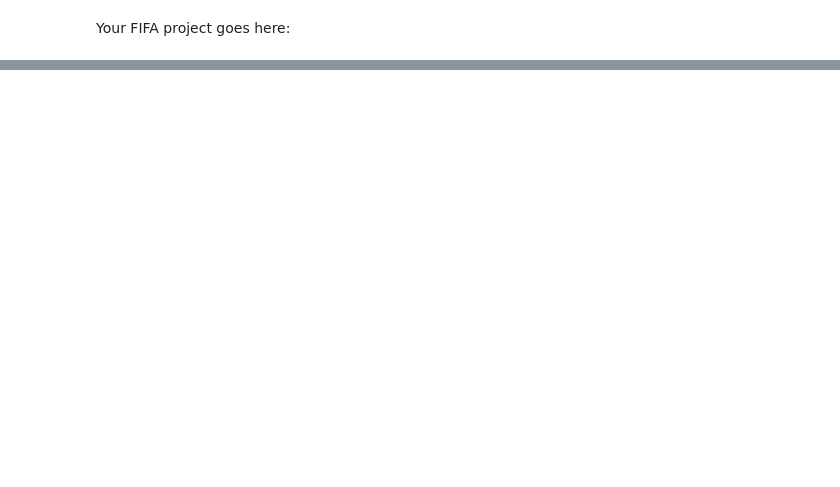
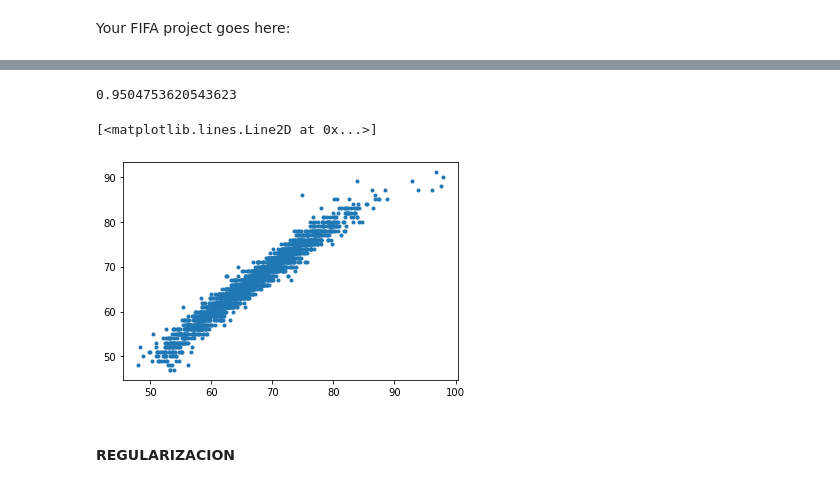
Before and after one commit to Inescgamez/lessons, a Jupyter notebook: unit_1/FIFA Project/fifa_project.ipynb, the cells around one changed output, grey strips where cells are left out. Drawn from its saved outputs; the diff is of its cells as text; code cells hidden in the pictures; blank space fills up the shorter version.

```diff
--- a/unit_1/FIFA Project/fifa_project.ipynb
+++ b/unit_1/FIFA Project/fifa_project.ipynb
@@ -65,0 +290,3 @@ float(data['Height'][0].split("'")[0])*12 + float(data['Height'][0].split("'")[1
+# %%
+data = pd.concat([data, one_hot_data], axis=1)
+data.drop(columns=cat_cols, inplace=True)
@@ -65,0 +298,3 @@ float(data['Height'][0].split("'")[0])*12 + float(data['Height'][0].split("'")[1
+# %%
+y=data['ova']
+X = data.drop('ova', axis=1)
@@ -65,0 +309,2 @@ float(data['Height'][0].split("'")[0])*12 + float(data['Height'][0].split("'")[1
+# %%
+X_train, X_test, y_train, y_test = tts(X, y, test_size=0.2, random_state=42)
@@ -65,0 +319,5 @@ float(data['Height'][0].split("'")[0])*12 + float(data['Height'][0].split("'")[1
+# %%
+from sklearn.linear_model import Ridge
+ridge=Ridge()
+ridge.fit(X_train, y_train)
+y_pred_ridge = ridge.predict(X_test)
@@ -65,0 +328,4 @@ float(data['Height'][0].split("'")[0])*12 + float(data['Height'][0].split("'")[1
+# %%
+R2
+# %% [output]
+0.9504753620543623
@@ -65,0 +334,7 @@ float(data['Height'][0].split("'")[0])*12 + float(data['Height'][0].split("'")[1
+# %%
+plt.plot(y_pred_ridge, y_test, '.')
+# %% [output]
+[<matplotlib.lines.Line2D at 0x...>]
+[figure, added]
+# %% [markdown]
+#### REGULARIZACION
```
Also changed, not shown: parts of 89 cells of this notebook, 5 other files.
